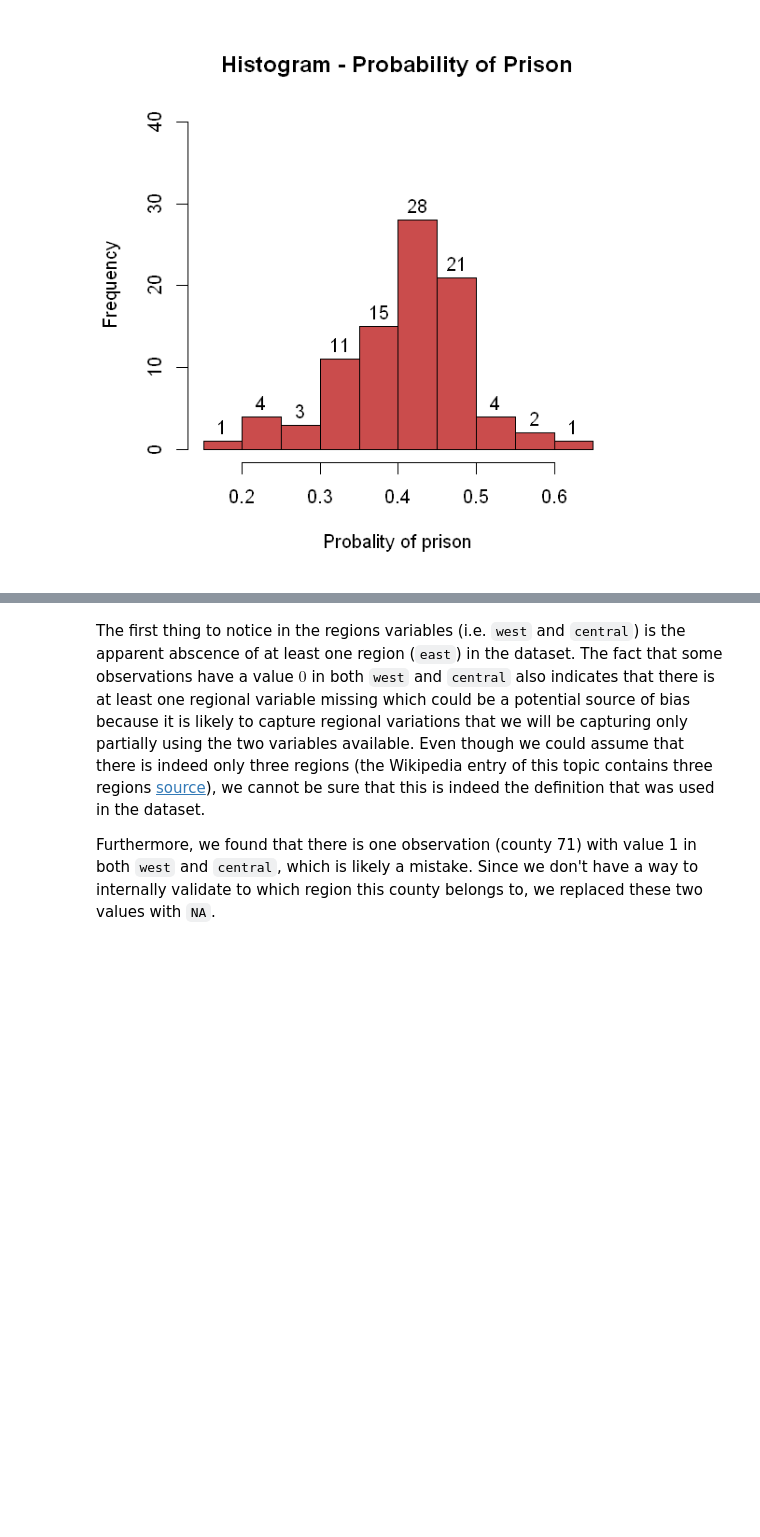
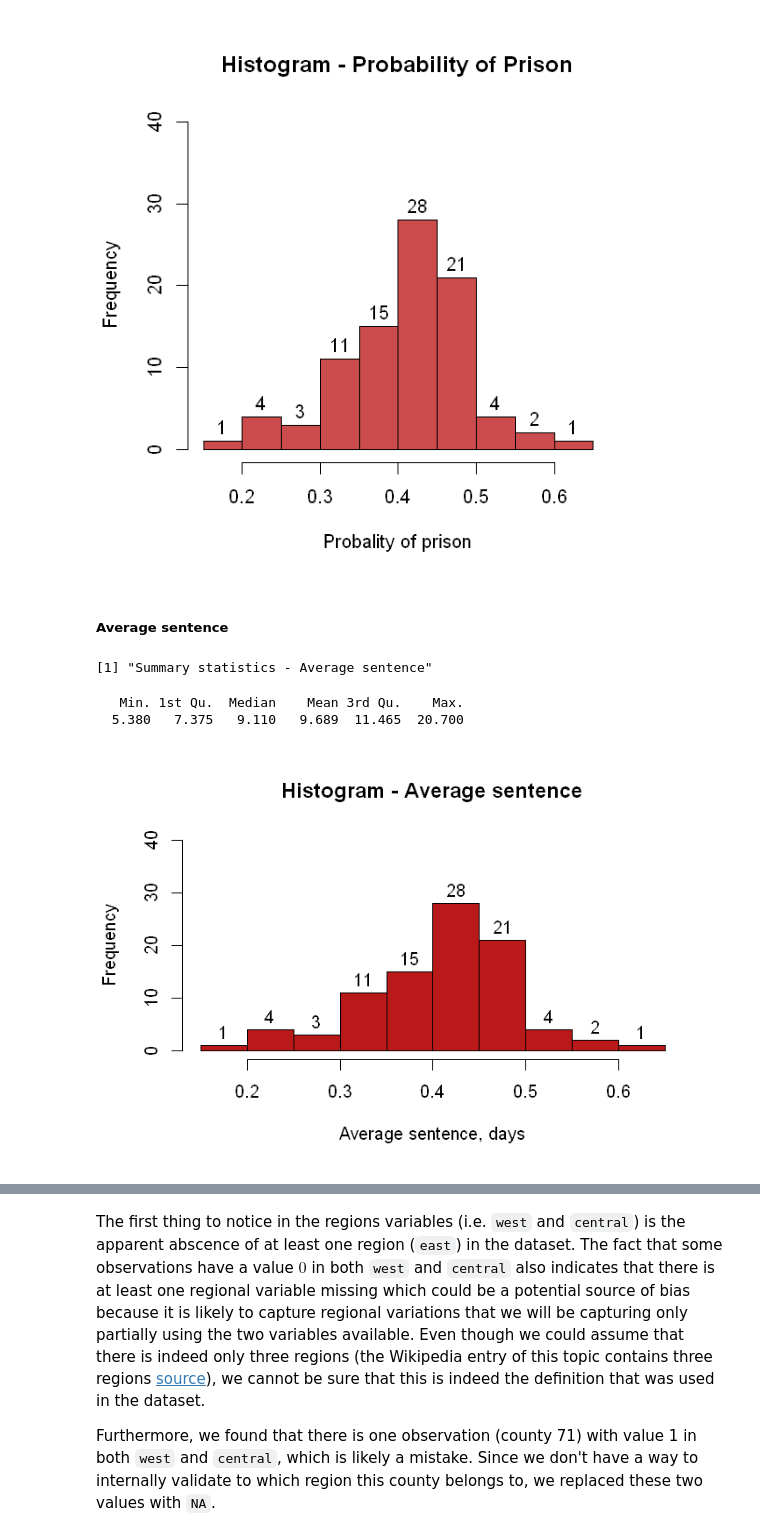
Before and after one commit to ramirocadavid/w203-Lab3, a Jupyter notebook: Lab3_part_2_3_Ramiro.ipynb, the cells around one changed output, grey strips where cells are left out. Cells and saved outputs as stored; diff of their text form; code cells hidden in the pictures; blank space fills up the shorter version.

```diff
--- a/Lab3_part_2_3_Ramiro.ipynb
+++ b/Lab3_part_2_3_Ramiro.ipynb
@@ -196,3 +232,17 @@ hist(clean$prbpris, main = "Histogram - Probability of Prison", xlab = "Probalit
      labels = TRUE, ylim = c(0, 40), col = rgb(0.7, 0, 0, 0.7))
 # %% [output]
 [figure]
+# %% [markdown]
+##### Average sentence
+# %%
+paste("Summary statistics - Average sentence")
+summary(clean$avgsen)
+# %% [output]
+[1] "Summary statistics - Average sentence"
+   Min. 1st Qu.  Median    Mean 3rd Qu.    Max.
+  5.380   7.375   9.110   9.689  11.465  20.700
+# %%
+hist(clean$prbpris, main = "Histogram - Average sentence", xlab = "Average sentence, days",
+     labels = TRUE, ylim = c(0, 40), col = rgb(0.7, 0, 0, 0.9))
+# %% [output]
+[figure, added]
```
Also changed, not shown: parts of 64 cells of this notebook, 1 other file.
